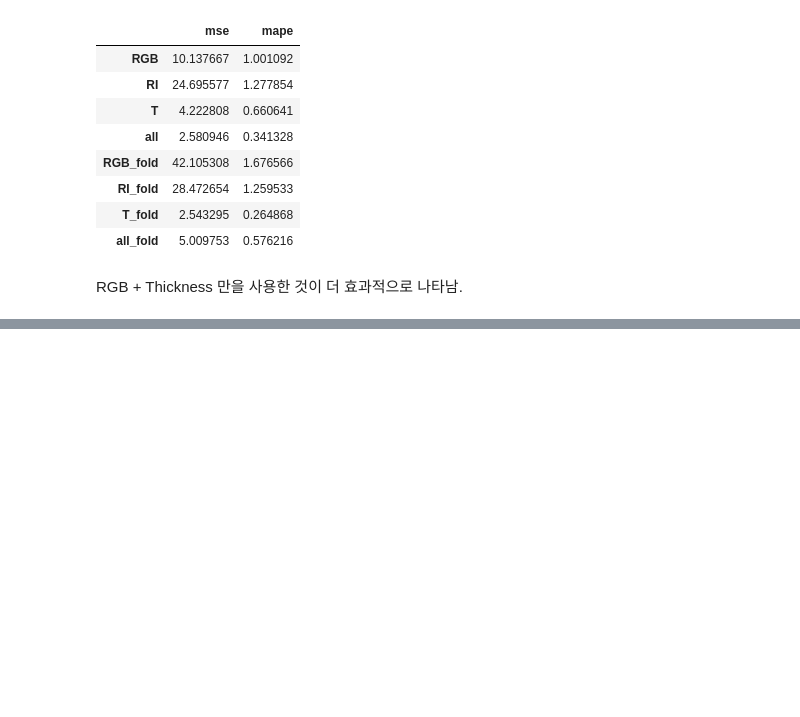
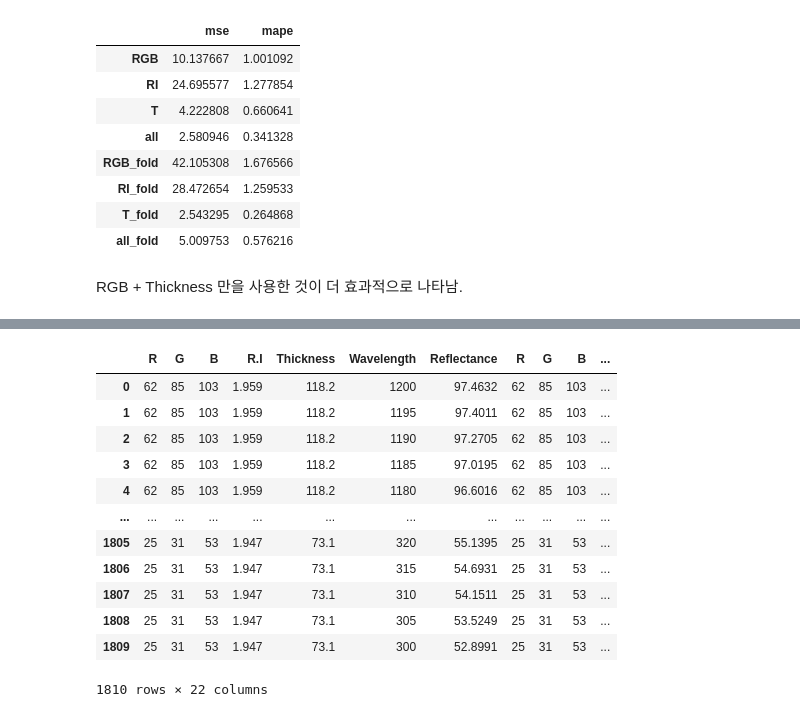
Before and after one commit to umkiyoung/Solar, a Jupyter notebook: Weighted_Average_Reflectance_of_Solar_Cells/image_to_reflectance/image_to_reflectance.ipynb, the cells around one changed output, grey strips where cells are left out. Cells and saved outputs as stored; diff of their text form; code cells hidden in the pictures; blank space fills up the shorter version.

```diff
--- a/Weighted_Average_Reflectance_of_Solar_Cells/image_to_reflectance.ipynb
+++ b/Weighted_Average_Reflectance_of_Solar_Cells/image_to_reflectance/image_to_reflectance.ipynb
@@ -385,0 +391,19 @@ RGB + Thickness 만을 사용한 것이 더 효과적으로 나타남.
+# %%
+# load model from files
+from tpot_RGB_pipeline import results as RGB_result
+from tpot_RGB_fold_pipeline import results as RGB_fold_result
+from tpot_RI_pipeline import results as RI_result
+from tpot_RI_fold_pipeline import results as RI_fold_result
+from tpot_T_pipeline import results as T_result
+from tpot_T_fold_pipeline import results as T_fold_result
+from tpot_all_pipeline import results as all_result
+from tpot_all_fold_pipeline import results as all_fold_result
+
+RGB_pred = RGB_result
+RGB_fold_pred = RGB_fold_result
+RI_pred = RI_result
+RI_fold_pred = RI_fold_result
+T_pred = T_result
+T_fold_pred = T_fold_result
+all_pred = all_result
+all_fold_pred = all_fold_result
@@ -385,0 +442,3 @@ RGB + Thickness 만을 사용한 것이 더 효과적으로 나타남.
+# %%
+test_pred_dataframe = pd.DataFrame([RGB_pred, RGB_fold_pred, RI_pred, RI_fold_pred, T_pred, T_fold_pred, all_pred, all_fold_pred], index=['RGB','RGB_fold','RI','RI_fold','T','T_fold','all','all_fold']).T
+test_pred_dataframe
@@ -385,0 +459,18 @@ RGB + Thickness 만을 사용한 것이 더 효과적으로 나타남.
+# %%
+test_pred_dataframe = pd.concat([test_data, test_pred_dataframe], axis=1)
+test_pred_dataframe.to_csv('test_pred_dataframe.csv')
+test_pred_dataframe
+# %% [output]
+|  | R | G | B | R.I | Thickness | Wavelength | Reflectance | R | G | B | ... |
+| 0 | 62 | 85 | 103 | 1.959 | 118.2 | 1200 | 97.4632 | 62 | 85 | 103 | ... |
+| 1 | 62 | 85 | 103 | 1.959 | 118.2 | 1195 | 97.4011 | 62 | 85 | 103 | ... |
+| 2 | 62 | 85 | 103 | 1.959 | 118.2 | 1190 | 97.2705 | 62 | 85 | 103 | ... |
+| 3 | 62 | 85 | 103 | 1.959 | 118.2 | 1185 | 97.0195 | 62 | 85 | 103 | ... |
+| 4 | 62 | 85 | 103 | 1.959 | 118.2 | 1180 | 96.6016 | 62 | 85 | 103 | ... |
+| ... | ... | ... | ... | ... | ... | ... | ... | ... | ... | ... | ... |
+| 1805 | 25 | 31 | 53 | 1.947 | 73.1 | 320 | 55.1395 | 25 | 31 | 53 | ... |
+| 1806 | 25 | 31 | 53 | 1.947 | 73.1 | 315 | 54.6931 | 25 | 31 | 53 | ... |
+| 1807 | 25 | 31 | 53 | 1.947 | 73.1 | 310 | 54.1511 | 25 | 31 | 53 | ... |
+| 1808 | 25 | 31 | 53 | 1.947 | 73.1 | 305 | 53.5249 | 25 | 31 | 53 | ... |
+| 1809 | 25 | 31 | 53 | 1.947 | 73.1 | 300 | 52.8991 | 25 | 31 | 53 | ... |
+1810 rows × 22 columns
```
Also changed, not shown: parts of 5 cells of this notebook, 19 other files.
